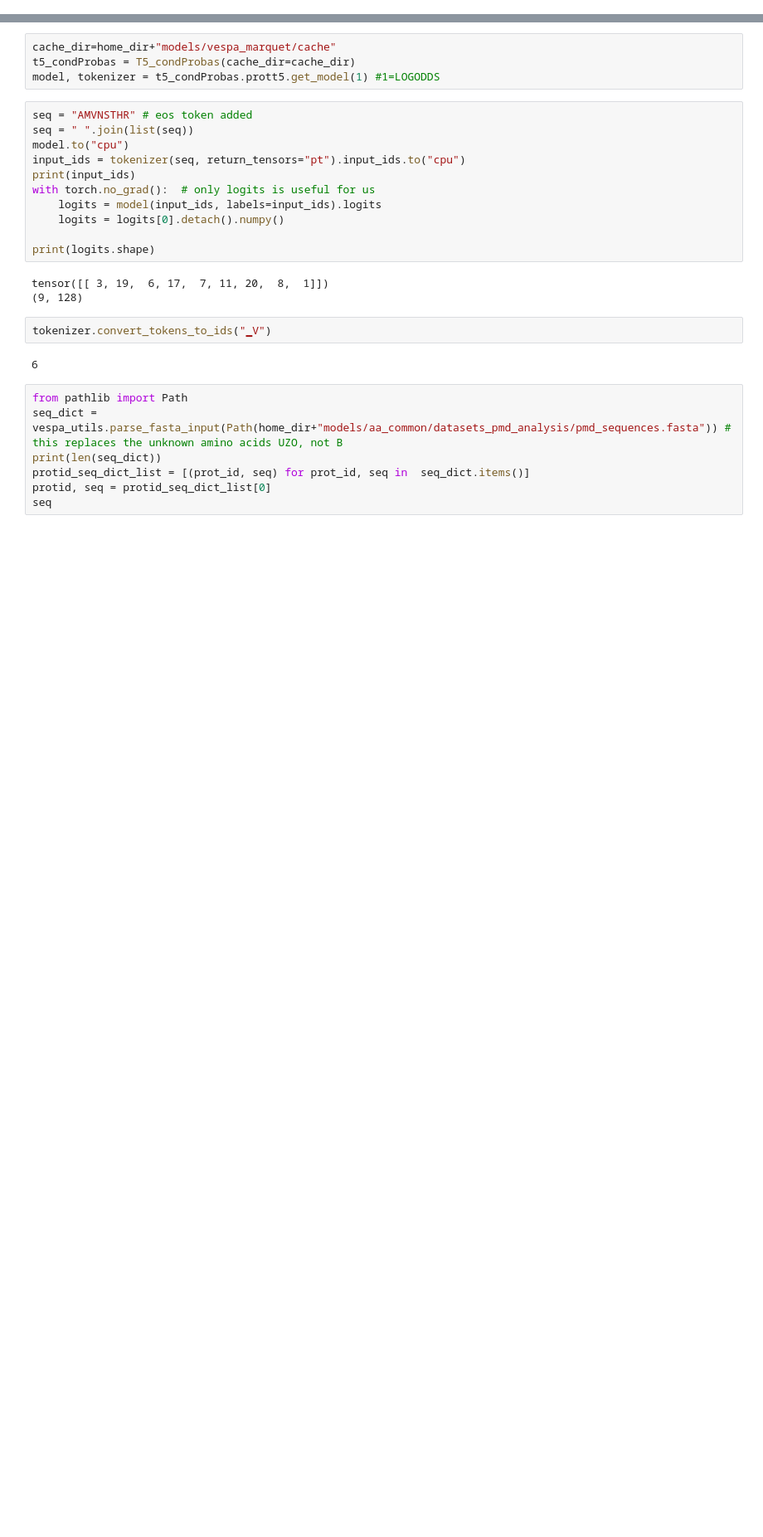
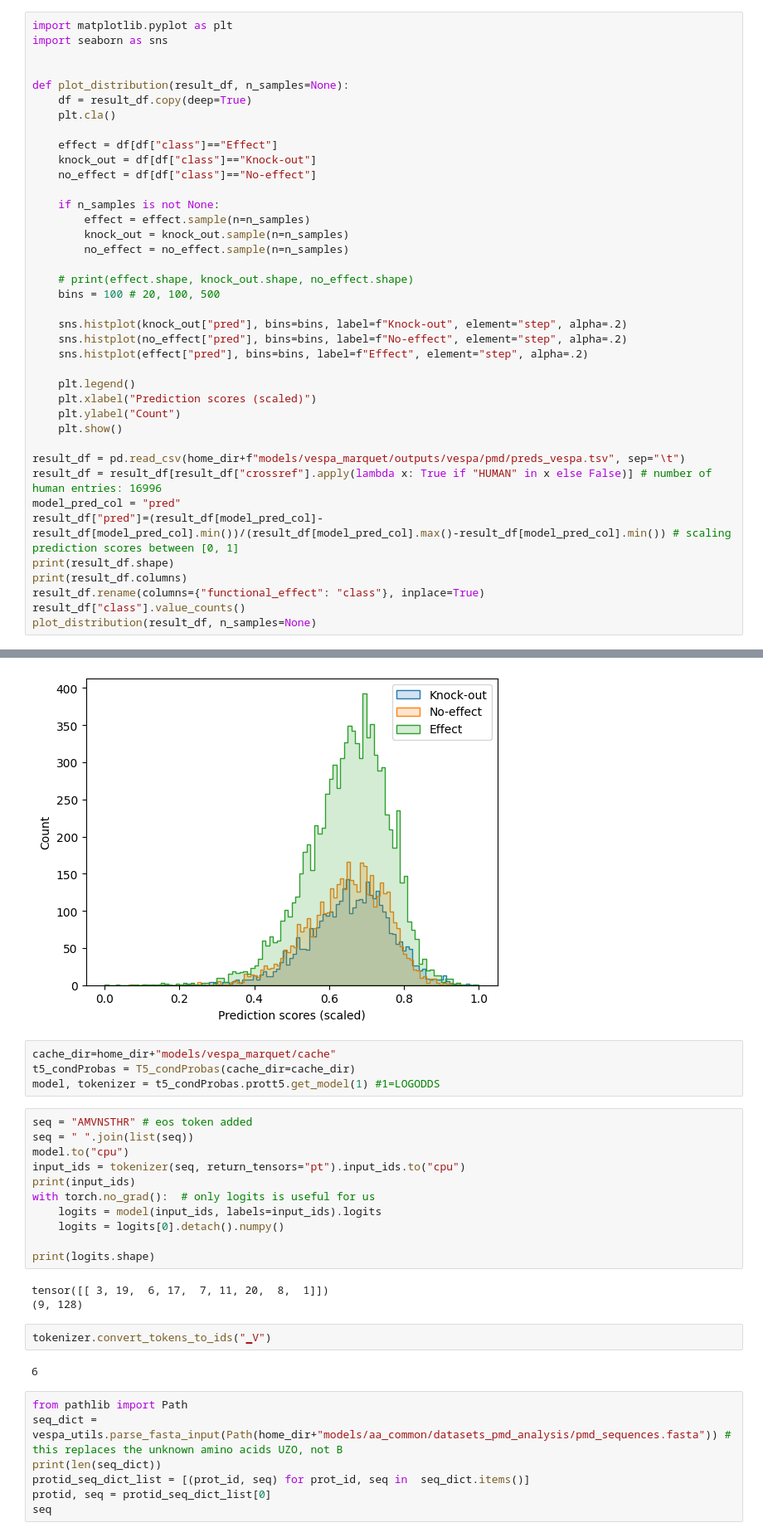
Before and after one commit to akabiraka/variant_effect_analysis, a Jupyter notebook: models/vespa_marquet/test_model.ipynb, the cells around one changed output, grey strips where cells are left out. Shown at 83% size. Cells and saved outputs as stored; diff of their text form; blank space fills up the shorter version.

```diff
--- a/models/vespa_marquet/test_model.ipynb
+++ b/models/vespa_marquet/test_model.ipynb
@@ -12,0 +12,40 @@ Using device: cuda:0
+# %%
+import matplotlib.pyplot as plt
+import seaborn as sns
+
+
+def plot_distribution(result_df, n_samples=None):
+    df = result_df.copy(deep=True)
+    plt.cla()
+
+    effect = df[df["class"]=="Effect"]
+    knock_out = df[df["class"]=="Knock-out"]
+    no_effect = df[df["class"]=="No-effect"]
+
+    if n_samples is not None:
+        effect = effect.sample(n=n_samples)
+        knock_out = knock_out.sample(n=n_samples)
+        no_effect = no_effect.sample(n=n_samples)
+
+    # print(effect.shape, knock_out.shape, no_effect.shape)
+    bins = 100 # 20, 100, 500
+
+    sns.histplot(knock_out["pred"], bins=bins, label=f"Knock-out", element="step", alpha=.2)
+    sns.histplot(no_effect["pred"], bins=bins, label=f"No-effect", element="step", alpha=.2)
+    sns.histplot(effect["pred"], bins=bins, label=f"Effect", element="step", alpha=.2)
+
+    plt.legend()
+    plt.xlabel("Prediction scores (scaled)")
+    plt.ylabel("Count")
+    plt.show()
+
+result_df = pd.read_csv(home_dir+f"models/vespa_marquet/outputs/vespa/pmd/preds_vespa.tsv", sep="\t")
+result_df = result_df[result_df["crossref"].apply(lambda x: True if "HUMAN" in x else False)] # number of human entries: 16996
+model_pred_col = "pred"
+result_df["pred"]=(result_df[model_pred_col]-result_df[model_pred_col].min())/(result_df[model_pred_col].max()-result_df[model_pred_col].min()) # scaling prediction scores between [0, 1]
+print(result_df.shape)
+print(result_df.columns)
+result_df.rename(columns={"functional_effect": "class"}, inplace=True)
+result_df["class"].value_counts()
+plot_distribution(result_df, n_samples=None)
+# %% [output]
@@ -13,3 +60,4 @@ Using device: cuda:0
+[figure, added]
 # %%
 cache_dir=home_dir+"models/vespa_marquet/cache"
 t5_condProbas = T5_condProbas(cache_dir=cache_dir)
```
Also changed, not shown: parts of 2 cells of this notebook, 12 other files.
